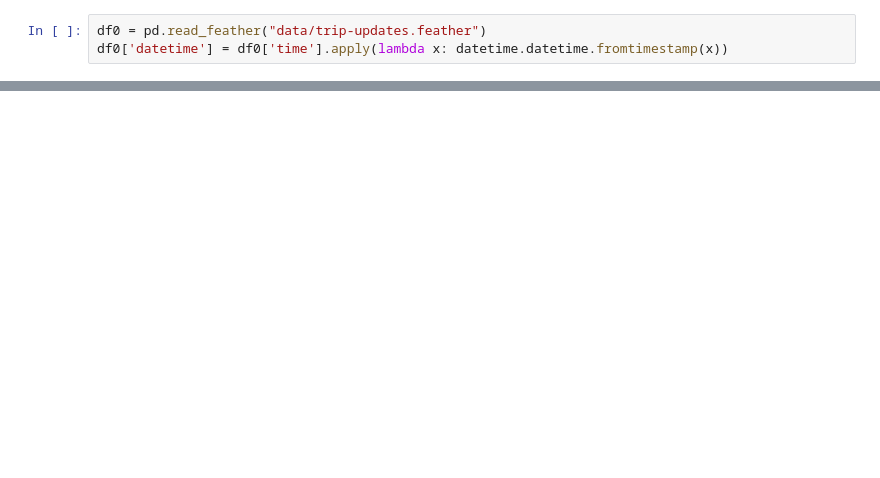
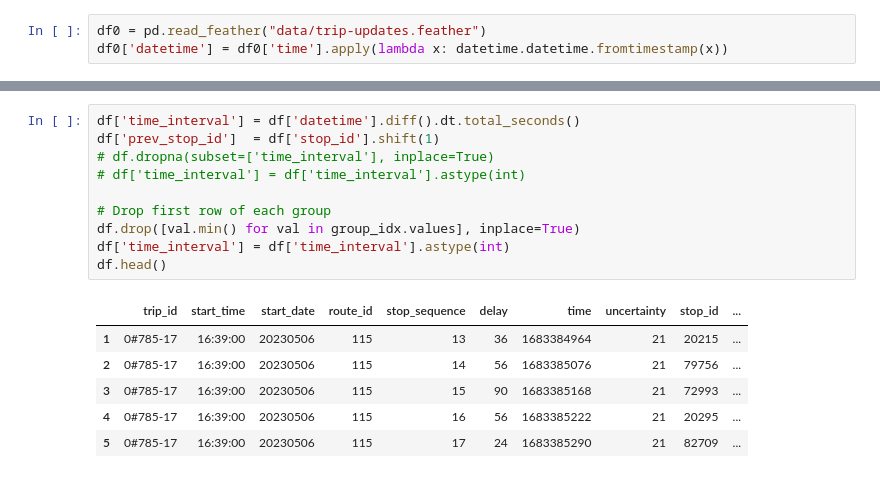
Before and after one commit to Atac-on-Titan/ForecastATAC, a Jupyter notebook: processing.ipynb, the cells around one changed output, grey strips where cells are left out. Drawn from its saved outputs; the diff is of its cells as text; blank space fills up the shorter version.

```diff
--- a/processing.ipynb
+++ b/processing.ipynb
@@ -69,0 +108,17 @@ w
+# %%
+df['time_interval'] = df['datetime'].diff().dt.total_seconds()
+df['prev_stop_id']  = df['stop_id'].shift(1)
+# df.dropna(subset=['time_interval'], inplace=True)
+# df['time_interval'] = df['time_interval'].astype(int)
+
+# Drop first row of each group
+df.drop([val.min() for val in group_idx.values], inplace=True)
+df['time_interval'] = df['time_interval'].astype(int)
+df.head()
+# %% [output]
+|  | trip_id | start_time | start_date | route_id | stop_sequence | delay | time | uncertainty | stop_id | ... |
+| 1 | 0#785-17 | 16:39:00 | 20230506 | 115 | 13 | 36 | 1683384964 | 21 | 20215 | ... |
+| 2 | 0#785-17 | 16:39:00 | 20230506 | 115 | 14 | 56 | 1683385076 | 21 | 79756 | ... |
+| 3 | 0#785-17 | 16:39:00 | 20230506 | 115 | 15 | 90 | 1683385168 | 21 | 72993 | ... |
+| 4 | 0#785-17 | 16:39:00 | 20230506 | 115 | 16 | 56 | 1683385222 | 21 | 20295 | ... |
+| 5 | 0#785-17 | 16:39:00 | 20230506 | 115 | 17 | 24 | 1683385290 | 21 | 82709 | ... |
```
Also changed, not shown: parts of 28 cells of this notebook, 1 other file.
